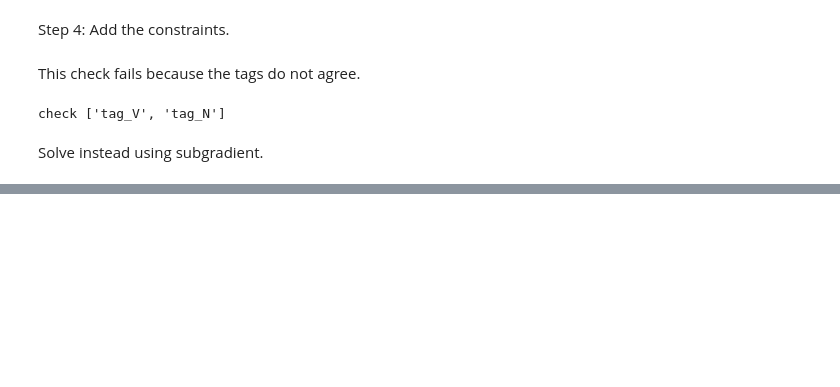
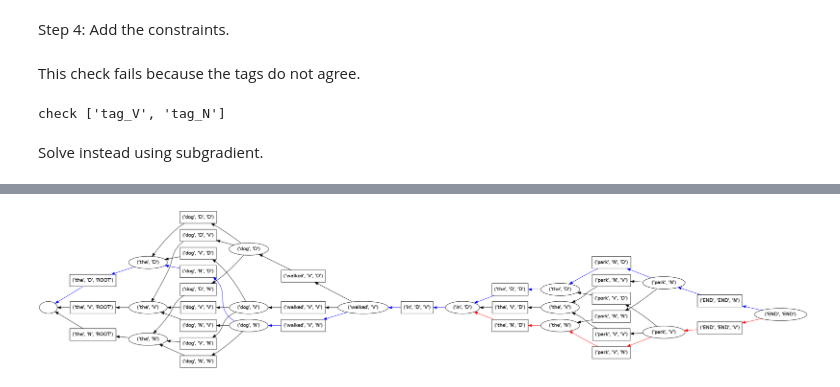
Before and after one commit to srush/PyDecode, a Jupyter notebook: notebooks/hmm.ipynb, the cells around one changed output, grey strips where cells are left out. Saved outputs shown, nothing was run; the diff lists cells and outputs as text; code cells hidden in the pictures; blank space fills up the shorter version.

```diff
--- a/notebooks/hmm.ipynb
+++ b/notebooks/hmm.ipynb
@@ -83,7 +72,7 @@ Image(filename = temp_file, height = 10)
 Step 4: Add the constraints.
 # %%
 # The tag of "dog" is the same tag as "park".
-constraints = d.Constraints(hypergraph)
+constraints = ph.Constraints(hypergraph)
 for cons_tag in ["D", "V", "N"]:
     def constraint((word, tag, prev_tag)):
         if cons_tag != tag: return 0
@@ -98,7 +87,7 @@ check ['tag_V', 'tag_N']
 # %% [markdown]
 Solve instead using subgradient.
 # %%
-gpath = d.best_constrained(hypergraph, weights, constraints)
+gpath = ph.best_constrained(hypergraph, weights, constraints)
 # %%
 # Output the path.
 for edge in gpath.edges():
@@ -119,0 +98,4 @@ score 7.8
+# %%
+display.to_ipython(hypergraph, paths=[path, gpath])
+# %% [output]
+[figure, added]
```
Also changed, not shown: parts of 12 cells of this notebook, 19 other files.
